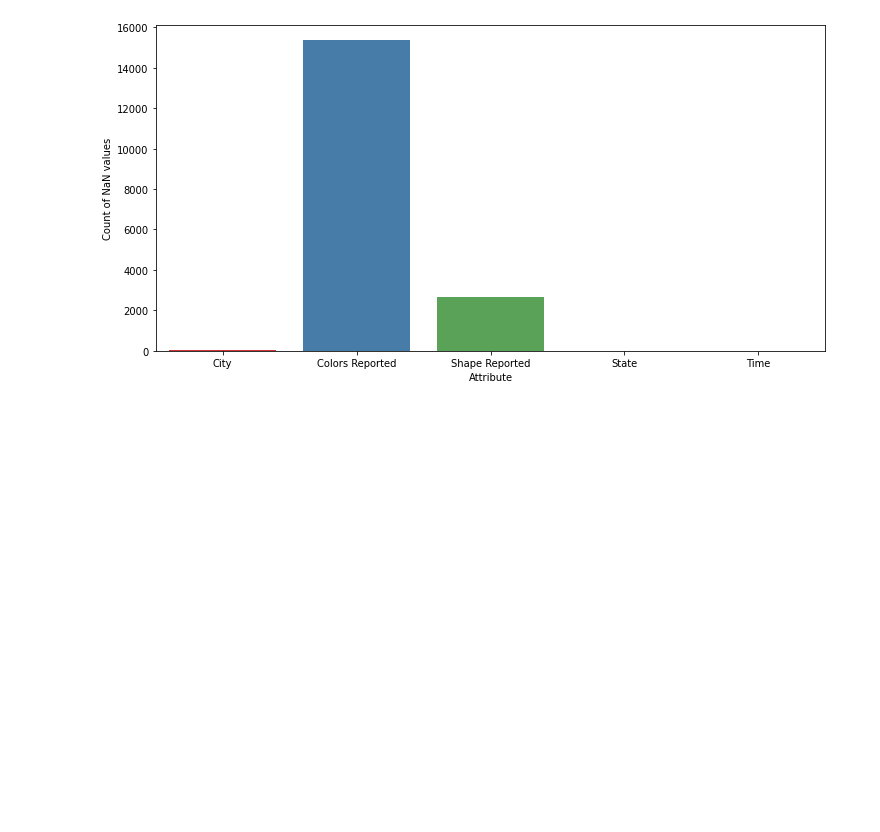
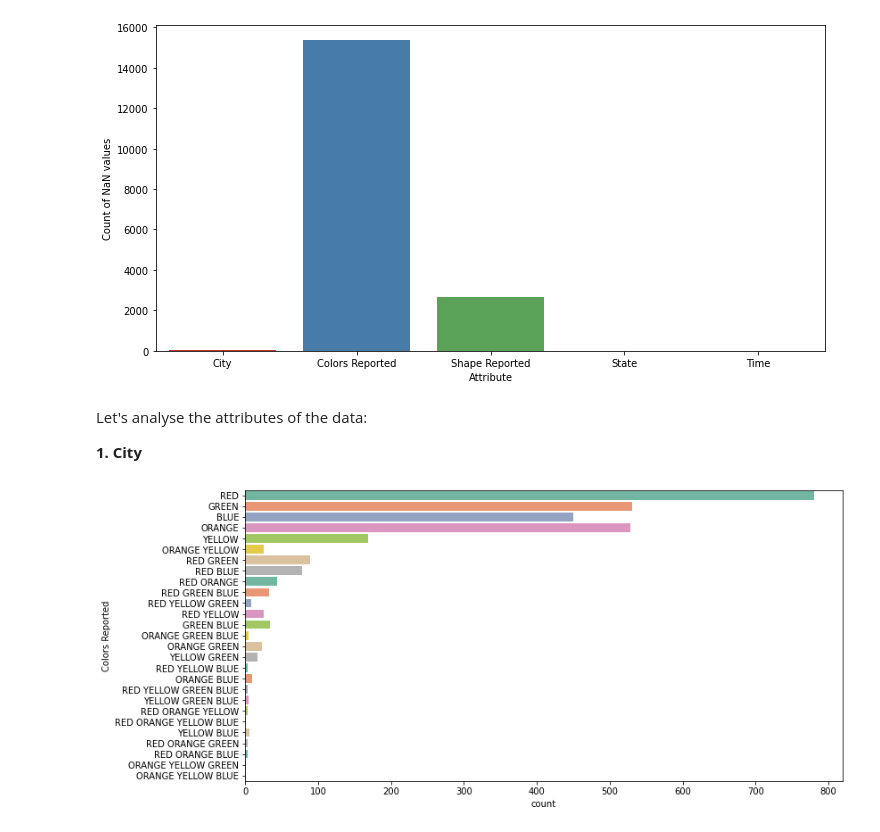
Before and after one commit to syamkakarla98/DataScience_Head_Start, a Jupyter notebook: UFO_Sightings.ipynb, the cells around one changed output. Cells and saved outputs as stored; diff of their text form; code cells hidden in the pictures; blank space fills up the shorter version.

Commit message:
Adding data

```diff
--- a/UFO_Sightings.ipynb
+++ b/UFO_Sightings.ipynb
@@ -87,3 +99,13 @@ plt.xlabel('Attribute')
 plt.show()
 # %% [output]
 [figure]
+# %% [markdown]
+Let's analyse the attributes of the data:
+
+**1. City**
+# %%
+# x = df.loc[:, 'Colors Reported'].value_counts(dropna=False)
+plt.figure(figsize=(12, 6))
+sns.countplot(y = 'Colors Reported', data=df, palette='Set2');
+# %% [output]
+[figure, added]
```
Also changed, not shown: parts of 12 cells of this notebook.
